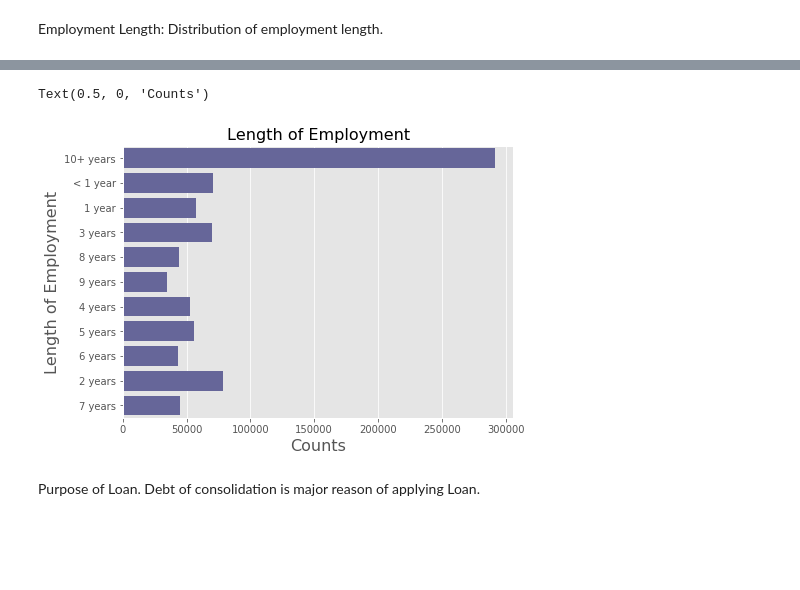
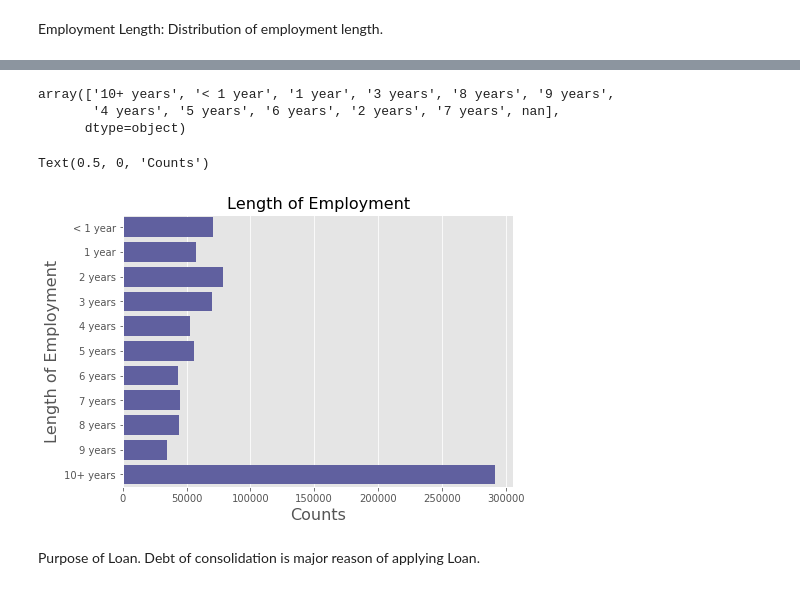
Before and after one commit to pal-bilas/ML_projects, a Jupyter notebook: ML_Random_Forests_Lending_Club_01.ipynb, the cells around one changed output, grey strips where cells are left out. Cells and saved outputs as stored; diff of their text form; code cells hidden in the pictures; blank space fills up the shorter version.

```diff
--- a/ML_Random_Forests_Lending_Club_01.ipynb
+++ b/ML_Random_Forests_Lending_Club_01.ipynb
@@ -357,12 +410,19 @@ Employment Length: Distribution of employment length.
+# %%
+df['emp_length'].unique()
+# %% [output]
+array(['10+ years', '< 1 year', '1 year', '3 years', '8 years', '9 years',
+       '4 years', '5 years', '6 years', '2 years', '7 years', nan],
+      dtype=object)
 # %%
 plt.figure(figsize=(7,5))
-sns.countplot(y=df['emp_length'],orient='h',color='b',saturation=0.2)
+sns.countplot(y=df['emp_length'],orient='h',color='b',saturation=0.25,order = ['< 1 year', '1 year', '2 years', '3 years', '4 years',
+       '5 years', '6 years', '7 years', '8 years', '9 years', '10+ years'] )
 plt.title('Length of Employment', fontsize=16)
 plt.ylabel('Length of Employment', fontsize=16)
 plt.xlabel('Counts', fontsize=16)
 # %% [output]
 Text(0.5, 0, 'Counts')
-[figure, old version]
+[figure, new version]
 # %% [markdown]
   Purpose of Loan. Debt of consolidation is major reason of applying Loan.
 # %%
```
Also changed, not shown: parts of 33 cells of this notebook.
